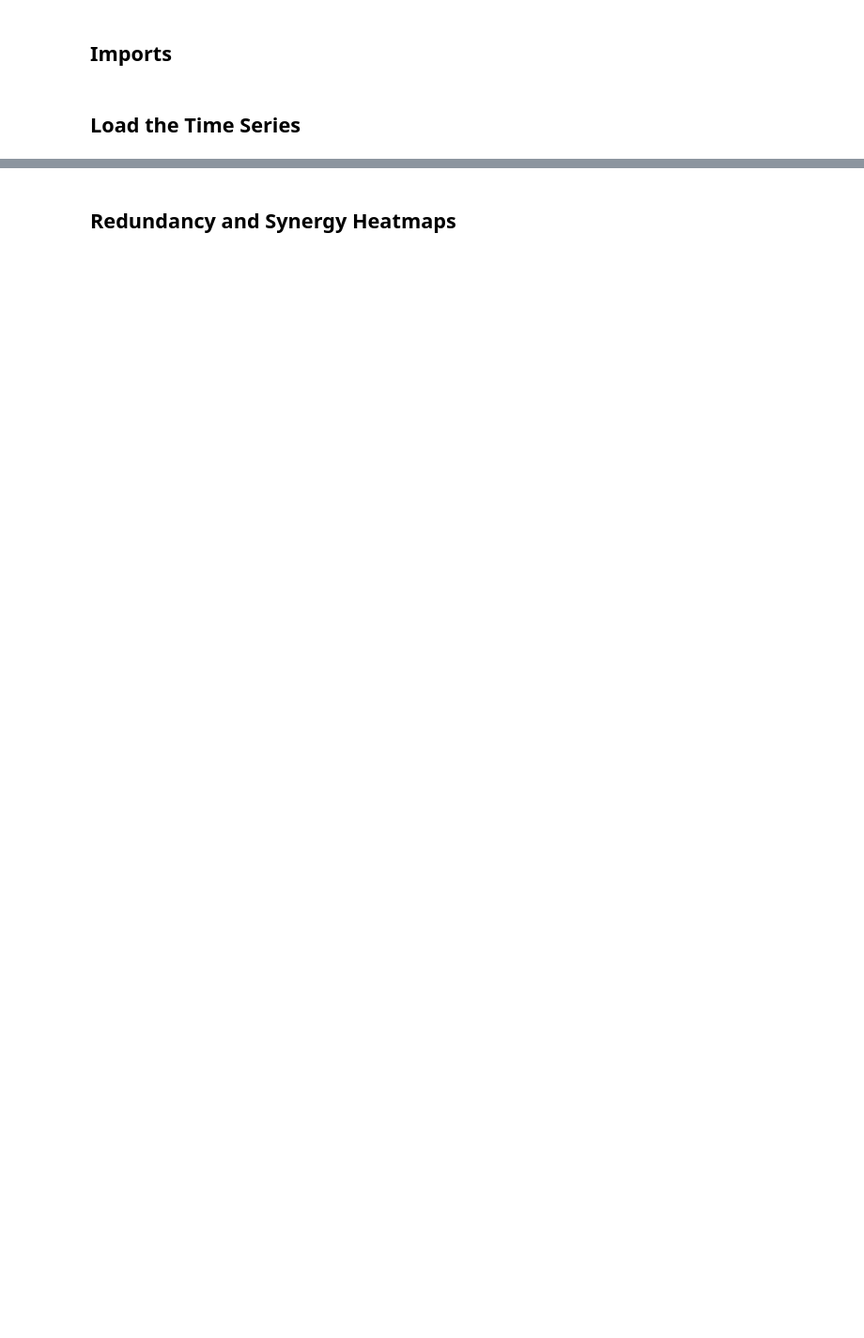
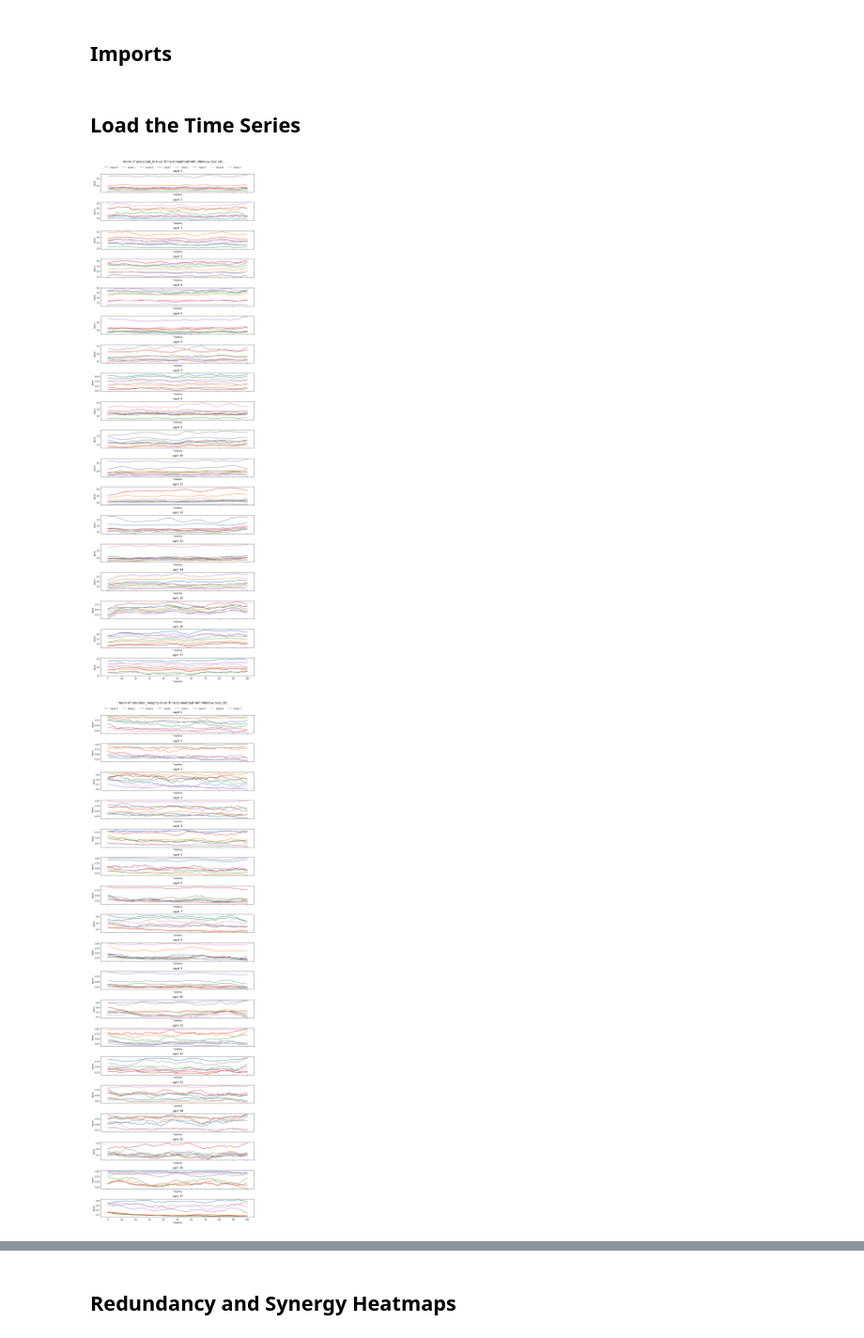
Before and after one commit to pedrou2000/Synergy_Redundancy_LLMs, a Jupyter notebook: src/main_analysis.ipynb, the cells around one changed output, grey strips where cells are left out. Shown at 94% size. Drawn from its saved outputs; the diff is of its cells as text; code cells hidden in the pictures; blank space fills up the shorter version.

```diff
--- a/src/main_analysis.ipynb
+++ b/src/main_analysis.ipynb
@@ -14,0 +14,15 @@ plot_attention_metrics_norms_over_time(time_series, metrics=selected_metrics, nu
+# %%
+time_series = load_time_series(0) # Load the time series for the first 1000 tokens, choose from 0 to 4
+
+short_time_series = False
+# Shorten the time series
+if short_time_series:
+    for attention_metric in constants.METRICS_TRANSFORMER:
+        for i in range(len(time_series[attention_metric])):
+            for j in range(len(time_series[attention_metric][i])):
+                time_series[attention_metric][i][j] = time_series[attention_metric][i][j][:100]
+
+plot_attention_metrics_norms_over_time(time_series, metrics=constants.METRICS_TRANSFORMER , num_heads_plot=8, smoothing_window=10, save=False)
+# %% [output]
+[figure, added]
+[figure, added]
```
Also changed, not shown: parts of 8 cells of this notebook, 19 other files.
